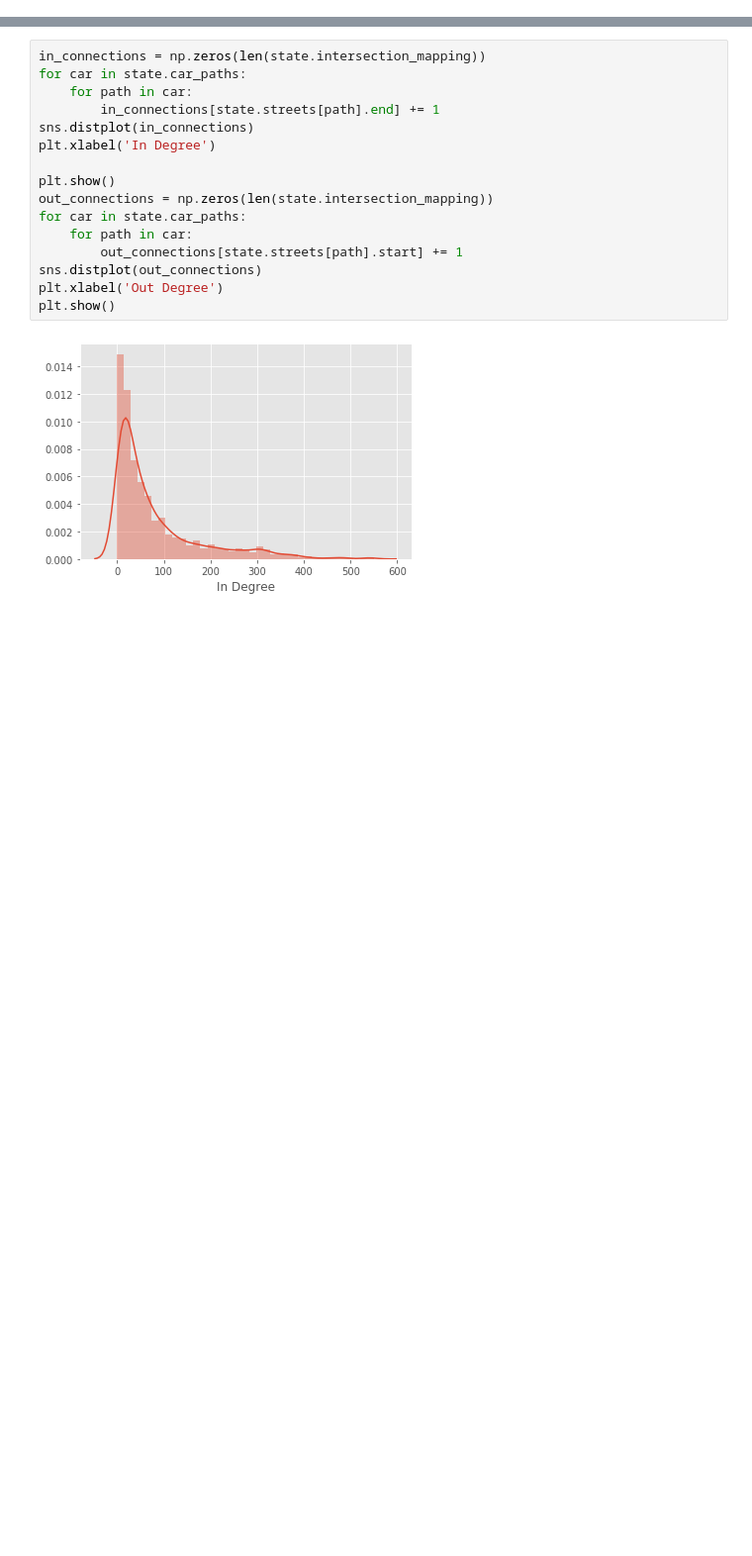
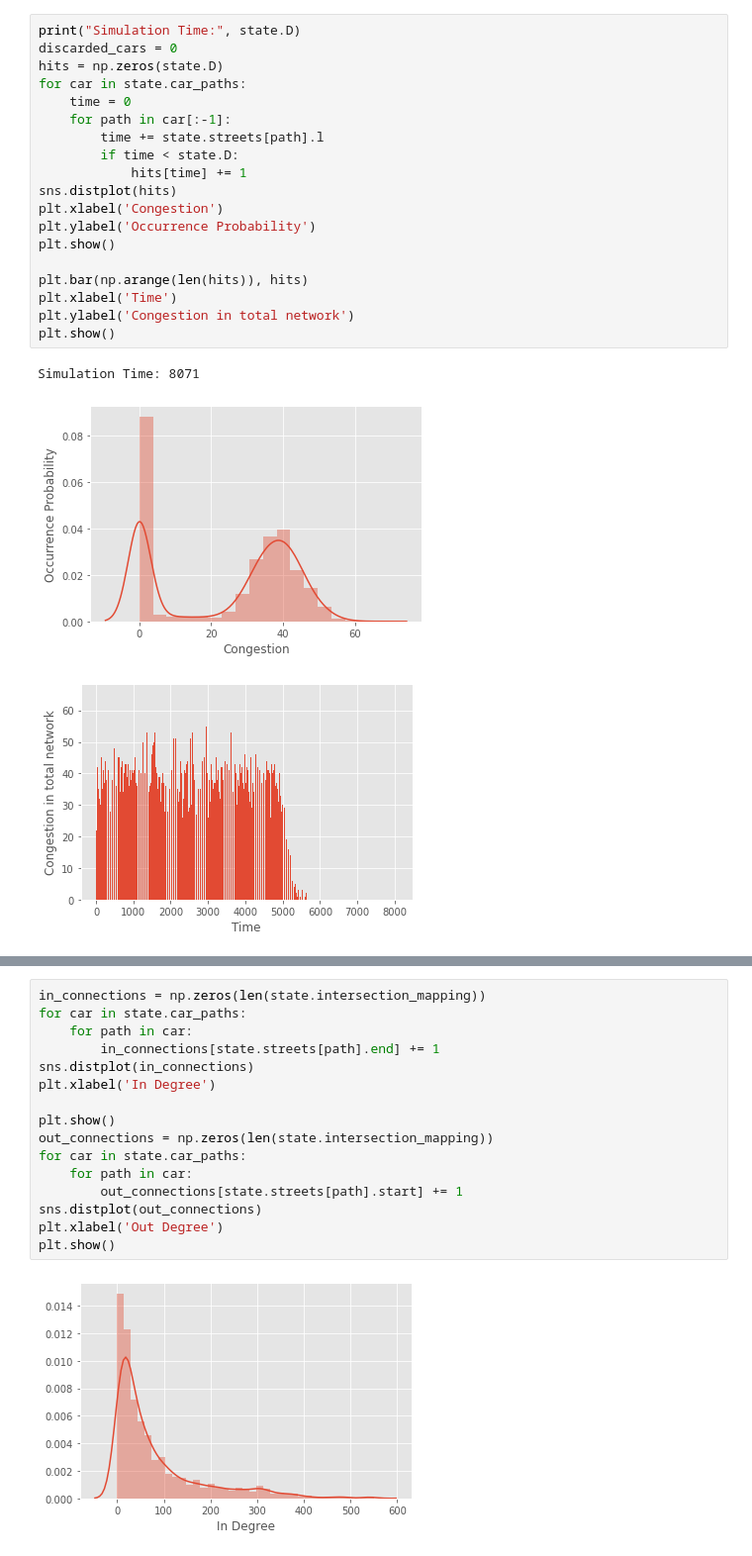
Before and after one commit to AnimeshSinha1309/hashcode-2021, a Jupyter notebook: analysis/eda.ipynb, the cells around one changed output, grey strips where cells are left out. Shown at 99% size. Saved outputs shown, nothing was run; the diff lists cells and outputs as text; blank space fills up the shorter version.

```diff
--- a/analysis/eda.ipynb
+++ b/analysis/eda.ipynb
@@ -25,0 +45,23 @@ plt.show()
+# %%
+print("Simulation Time:", state.D)
+discarded_cars = 0
+hits = np.zeros(state.D)
+for car in state.car_paths:
+    time = 0
+    for path in car[:-1]:
+        time += state.streets[path].l
+        if time < state.D:
+            hits[time] += 1
+sns.distplot(hits)
+plt.xlabel('Congestion')
+plt.ylabel('Occurrence Probability')
+plt.show()
+
+plt.bar(np.arange(len(hits)), hits)
+plt.xlabel('Time')
+plt.ylabel('Congestion in total network')
+plt.show()
+# %% [output]
+Simulation Time: 8071
+[figure, added]
+[figure, added]
```
Also changed, not shown: parts of 5 cells of this notebook, 8 other files.
